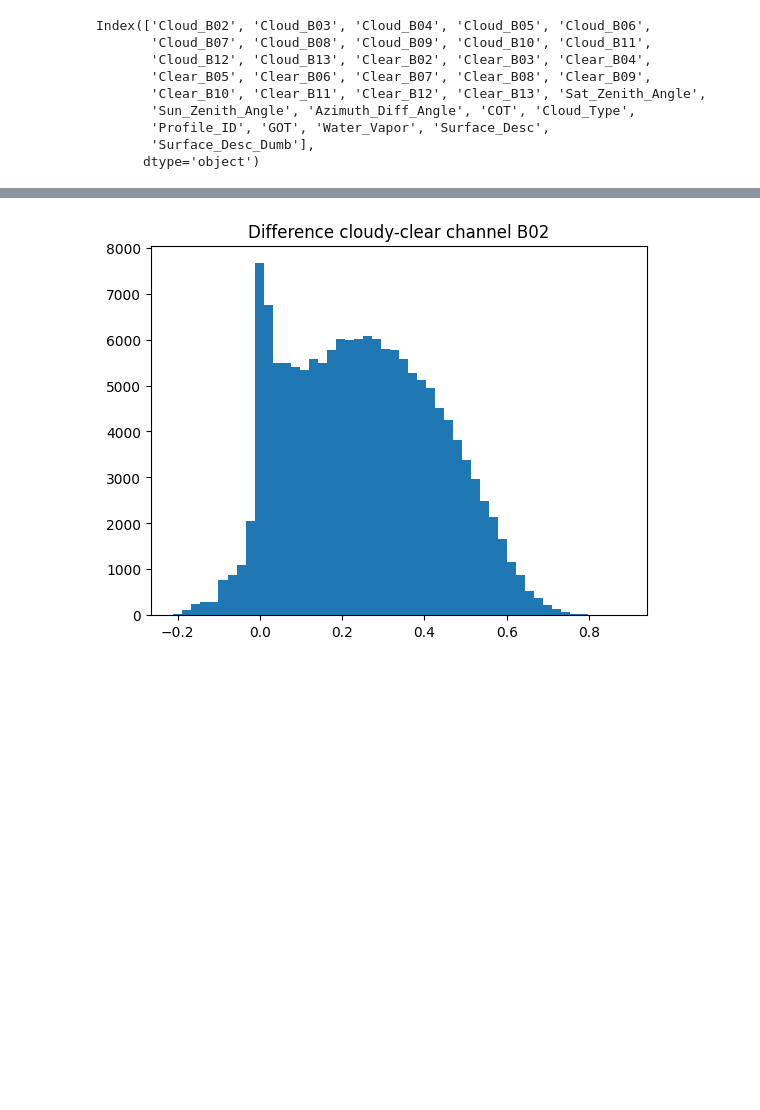
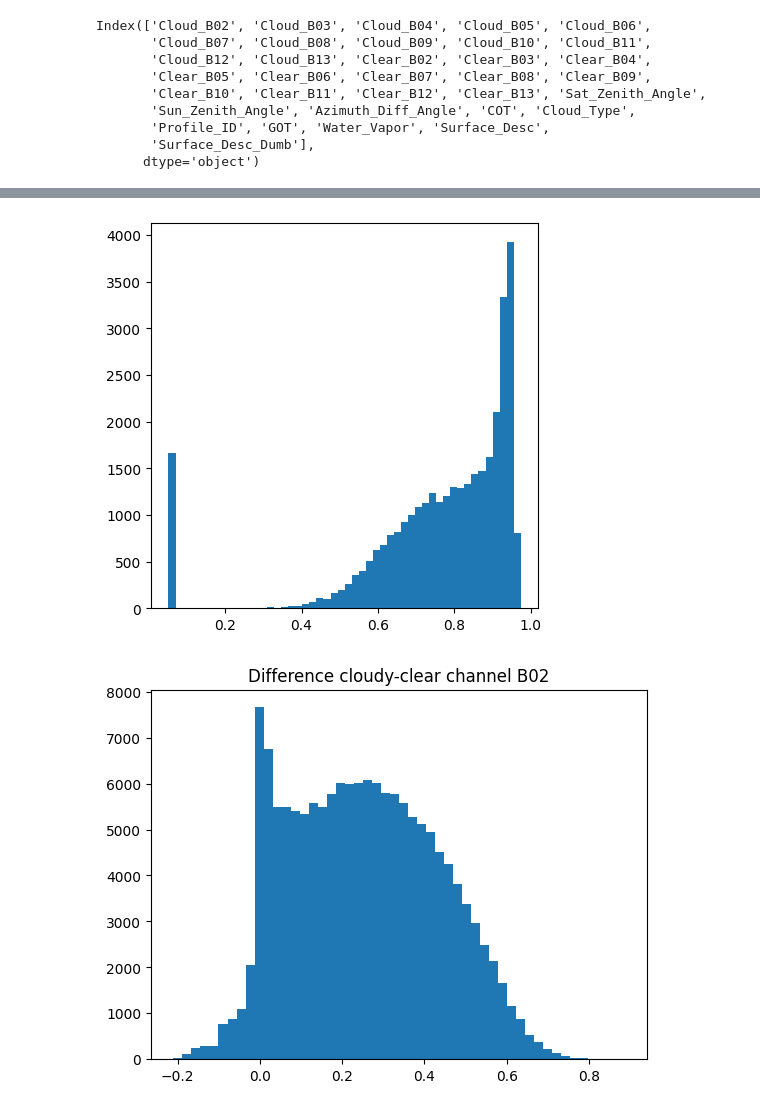
Before and after one commit to chiara-aisweden/cloud_rm, a Jupyter notebook: Cloud_rm/parse_data.ipynb, the cells around one changed output, grey strips where cells are left out. Saved outputs shown, nothing was run; the diff lists cells and outputs as text; code cells hidden in the pictures; blank space fills up the shorter version.

```diff
--- a/Cloud_rm/parse_data.ipynb
+++ b/Cloud_rm/parse_data.ipynb
@@ -107,3 +92,11 @@ for i in range(2,14):
+# %%
+data_tap=data_all[data_all['Surface_Desc']=='water-tapwater-none']
+# %%
+plt.rcParams["figure.figsize"] = [5, 5]
+plt.hist(data_tap['Clear_B12'],bins=50)
+plt.show()
+# %% [output]
+[figure, added]
 # %%
 for i in range(2,14):
 
```
Also changed, not shown: parts of 7 cells of this notebook, 29 other files.
